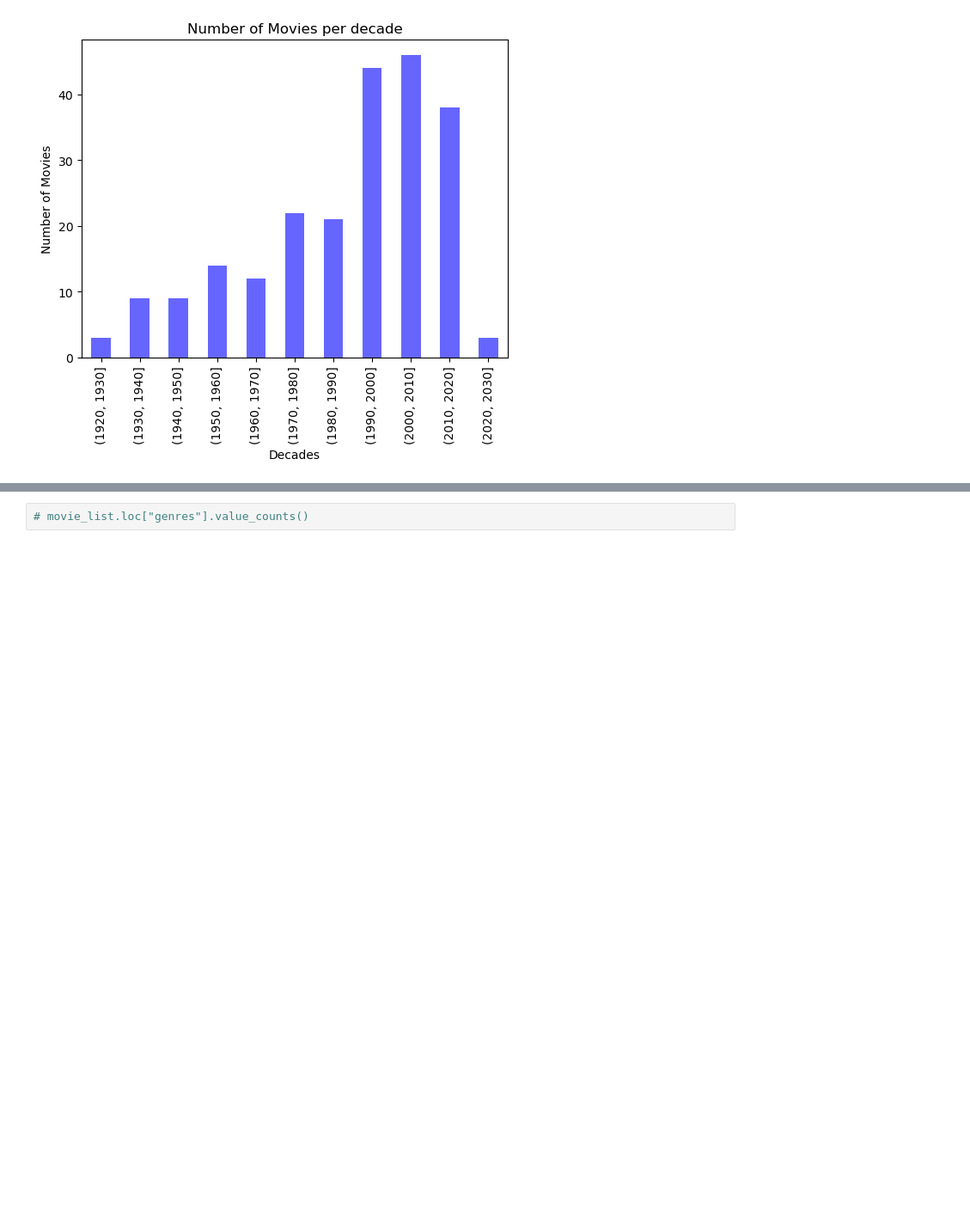
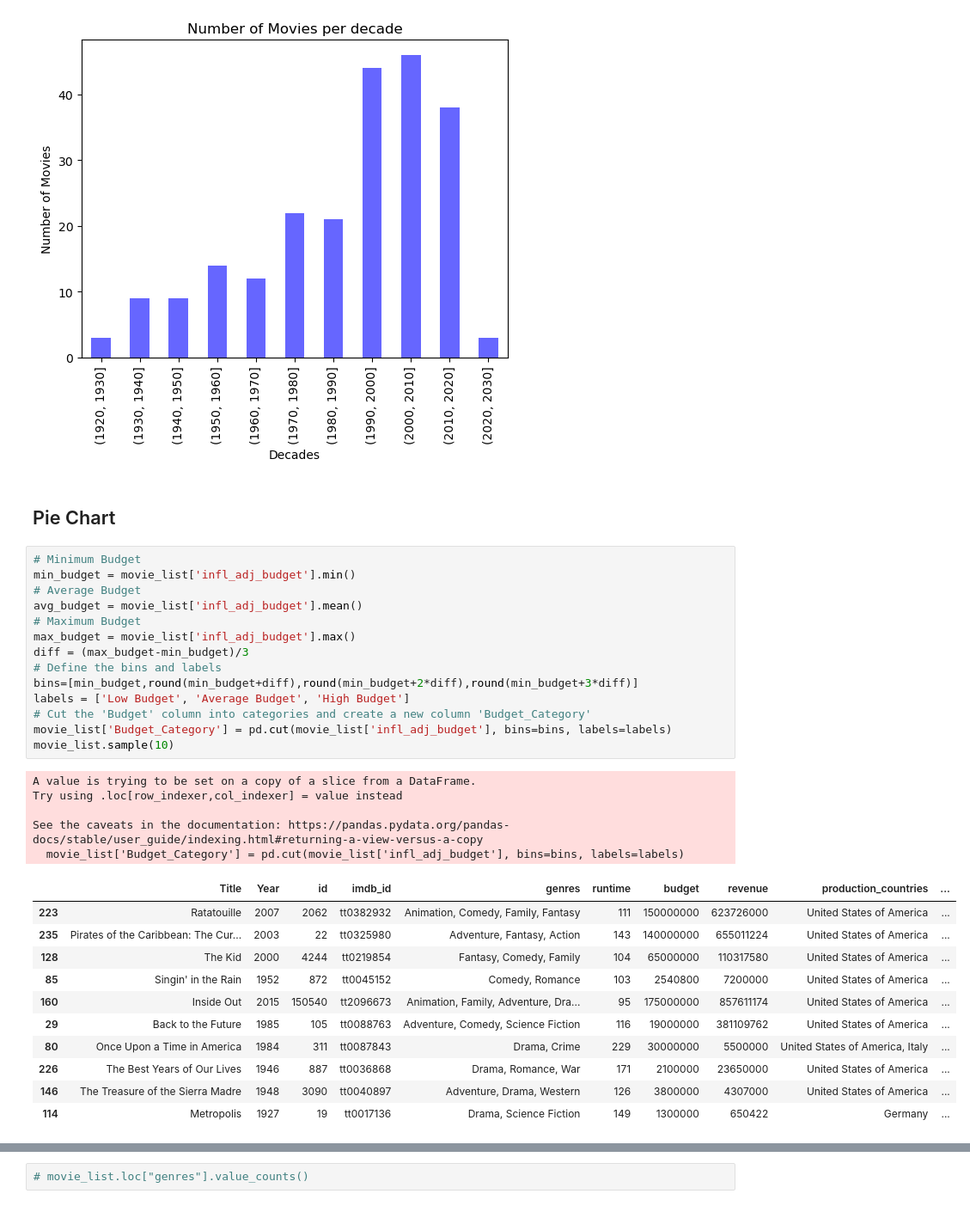
Before and after one commit to Mitajoshi/BC-Project-1, a Jupyter notebook: movie_analysis.ipynb, the cells around one changed output, grey strips where cells are left out. Shown at 86% size. Saved outputs shown, nothing was run; the diff lists cells and outputs as text; blank space fills up the shorter version.

```diff
--- a/movie_analysis.ipynb
+++ b/movie_analysis.ipynb
@@ -540,3 +585,36 @@ y_axis.plot(kind='bar', alpha=0.6, color='blue', title="Number of Movies per dec
 # %% [output]
 <Axes: title={'center': 'Number of Movies per decade'}, xlabel='Decades', ylabel='Number of Movies'>
 [figure]
+# %% [markdown]
+## Pie Chart
+# %%
+# Minimum Budget
+min_budget = movie_list['infl_adj_budget'].min()
+# Average Budget
+avg_budget = movie_list['infl_adj_budget'].mean()
+# Maximum Budget
+max_budget = movie_list['infl_adj_budget'].max()
+diff = (max_budget-min_budget)/3
+# Define the bins and labels
+bins=[min_budget,round(min_budget+diff),round(min_budget+2*diff),round(min_budget+3*diff)]
+labels = ['Low Budget', 'Average Budget', 'High Budget']
+# Cut the 'Budget' column into categories and create a new column 'Budget_Category'
+movie_list['Budget_Category'] = pd.cut(movie_list['infl_adj_budget'], bins=bins, labels=labels)
+movie_list.sample(10)
+# %% [output]
+A value is trying to be set on a copy of a slice from a DataFrame.
+Try using .loc[row_indexer,col_indexer] = value instead
+
+See the caveats in the documentation: https://pandas.pydata.org/pandas-docs/stable/user_guide/indexing.html#returning-a-view-versus-a-copy
+  movie_list['Budget_Category'] = pd.cut(movie_list['infl_adj_budget'], bins=bins, labels=labels)
+|  | Title | Year | id | imdb_id | genres | runtime | budget | revenue | production_countries | ... |
+| 223 | Ratatouille | 2007 | 2062 | tt0382932 | Animation, Comedy, Family, Fantasy | 111 | 150000000 | 623726000 | United States of America | ... |
+| 235 | Pirates of the Caribbean: The Cur... | 2003 | 22 | tt0325980 | Adventure, Fantasy, Action | 143 | 140000000 | 655011224 | United States of America | ... |
+| 128 | The Kid | 2000 | 4244 | tt0219854 | Fantasy, Comedy, Family | 104 | 65000000 | 110317580 | United States of America | ... |
+| 85 | Singin' in the Rain | 1952 | 872 | tt0045152 | Comedy, Romance | 103 | 2540800 | 7200000 | United States of America | ... |
+| 160 | Inside Out | 2015 | 150540 | tt2096673 | Animation, Family, Adventure, Dra... | 95 | 175000000 | 857611174 | United States of America | ... |
+| 29 | Back to the Future | 1985 | 105 | tt0088763 | Adventure, Comedy, Science Fiction | 116 | 19000000 | 381109762 | United States of America | ... |
+| 80 | Once Upon a Time in America | 1984 | 311 | tt0087843 | Drama, Crime | 229 | 30000000 | 5500000 | United States of America, Italy | ... |
+| 226 | The Best Years of Our Lives | 1946 | 887 | tt0036868 | Drama, Romance, War | 171 | 2100000 | 23650000 | United States of America | ... |
+| 146 | The Treasure of the Sierra Madre | 1948 | 3090 | tt0040897 | Adventure, Drama, Western | 126 | 3800000 | 4307000 | United States of America | ... |
+| 114 | Metropolis | 1927 | 19 | tt0017136 | Drama, Science Fiction | 149 | 1300000 | 650422 | Germany | ... |
```
Also changed, not shown: parts of 19 cells of this notebook.
